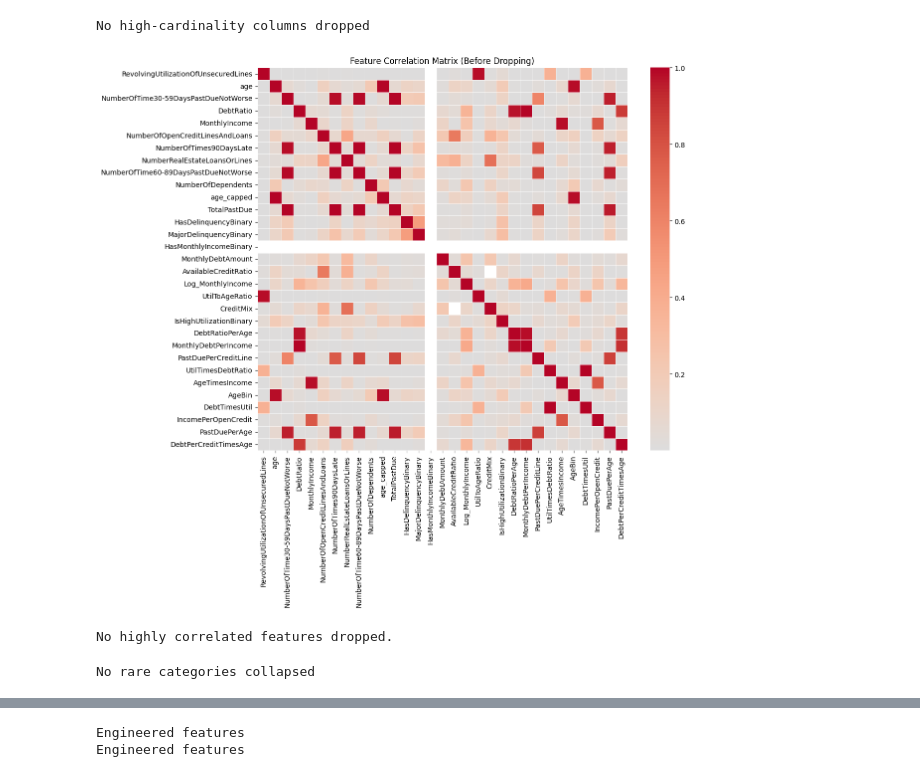
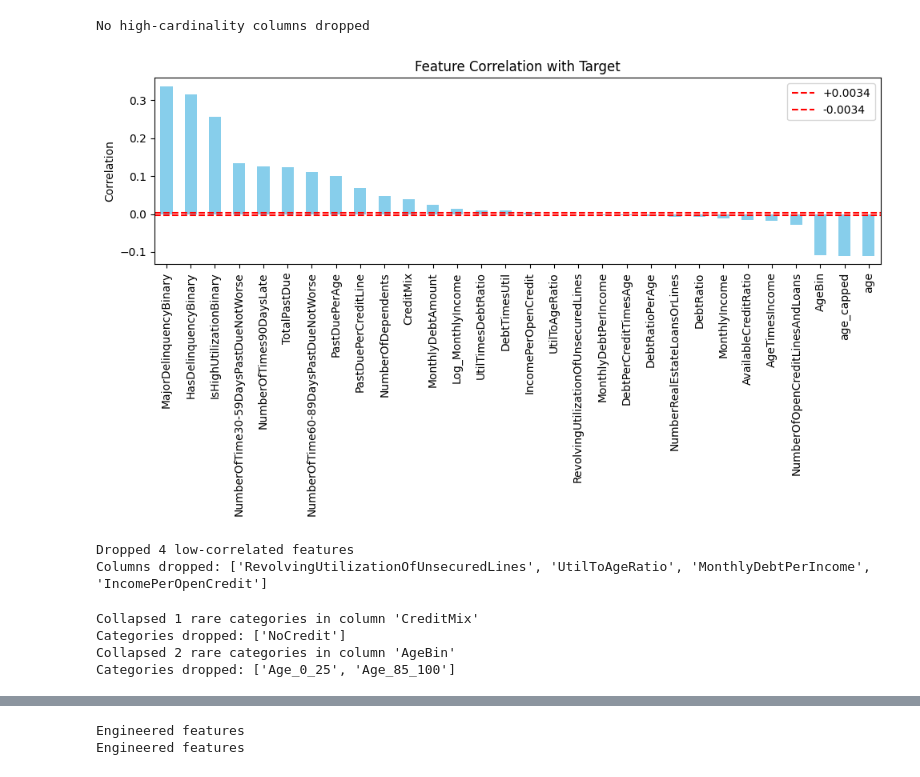
Before and after one commit to sunnysunny77/loan, a Jupyter notebook: cr.ipynb, the cells around one changed output, grey strips where cells are left out. Cells and saved outputs as stored; diff of their text form; code cells hidden in the pictures.

```diff
--- a/cr.ipynb
+++ b/cr.ipynb
@@ -535,5 +561,5 @@ NumberOfOpenCreditLinesAndLoans         int64          150000              0
 # %%
 # Outlier Handling
 df_train = df_train[df_train['age'] > 0].reset_index(drop=True)
-df_filtered = outlier_handling(df_train, target_col="SeriousDlqin2yrs", threshold_high=99.9875, threshold_low=0.0125)
+df_filtered = outlier_handling(df_train, target_col="SeriousDlqin2yrs", threshold_high=99.99, threshold_low=0.01)
 # %% [output]
@@ -581,7 +607,7 @@ df_engi = engineer_features(X_train)
 Engineered features
 # %%
 # Drop columns with missing
-df_drop, hm_cols_to_drop = drop_high_missing_cols(df_engi, threshold=1)
+df_drop, hm_cols_to_drop = drop_high_missing_cols(df_engi, threshold=0.50)
 # %% [output]
 No columns dropped for missing threshold
 # %%
@@ -590,16 +616,20 @@ df_high, hc_cols_to_drop = drop_high_card_cols(df_drop, threshold=50)
 # %% [output]
 No high-cardinality columns dropped
 # %%
-# Drop correlated features
-df_corr, corr_cols_to_drop = drop_correlated(df_high, threshold=9999)
+# Drop low correlated features to target
+df_corr, low_corr_cols_to_drop = drop_low_correlated_to_target(df_high, y_train, threshold=0.0034)
 # %% [output]
-[figure, old version]
+[figure, new version]
-No highly correlated features dropped.
+Dropped 4 low-correlated features
+Columns dropped: ['RevolvingUtilizationOfUnsecuredLines', 'UtilToAgeRatio', 'MonthlyDebtPerIncome', 'IncomePerOpenCredit']
 # %%
 # Collapse rare categories
-df_collapsed, rare_maps = collapse_rare_categories(df_corr, threshold=0.01)
+df_collapsed, rare_maps = collapse_rare_categories(df_corr, threshold=0.05)
 # %% [output]
-No rare categories collapsed
+Collapsed 1 rare categories in column 'CreditMix'
+Categories dropped: ['NoCredit']
+Collapsed 2 rare categories in column 'AgeBin'
+Categories dropped: ['Age_0_25', 'Age_85_100']
 # %%
 # Impute and scale
 df_processed, num_imputer, cat_imputer, robust_scaler, std_scaler  = impute_and_scale(df_collapsed , threshold=1.0)
```
Also changed, not shown: parts of 17 cells of this notebook, 2 other files.
